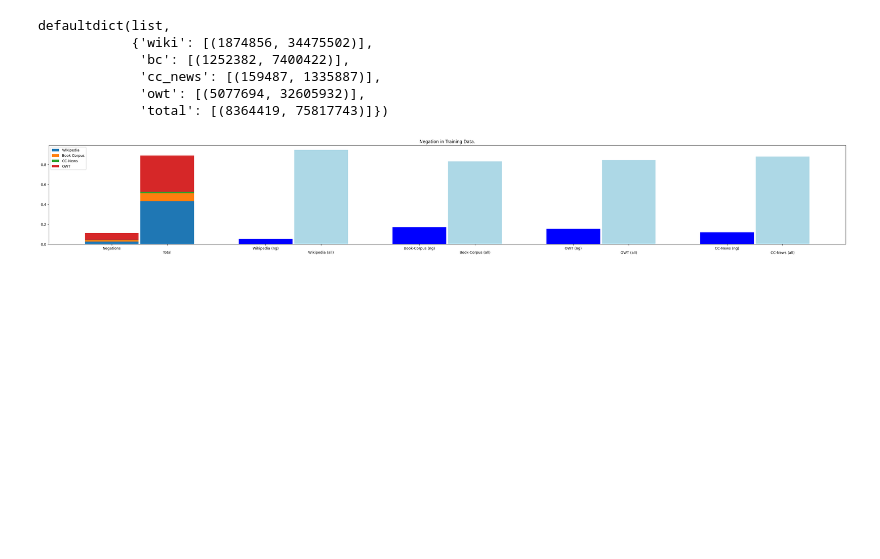
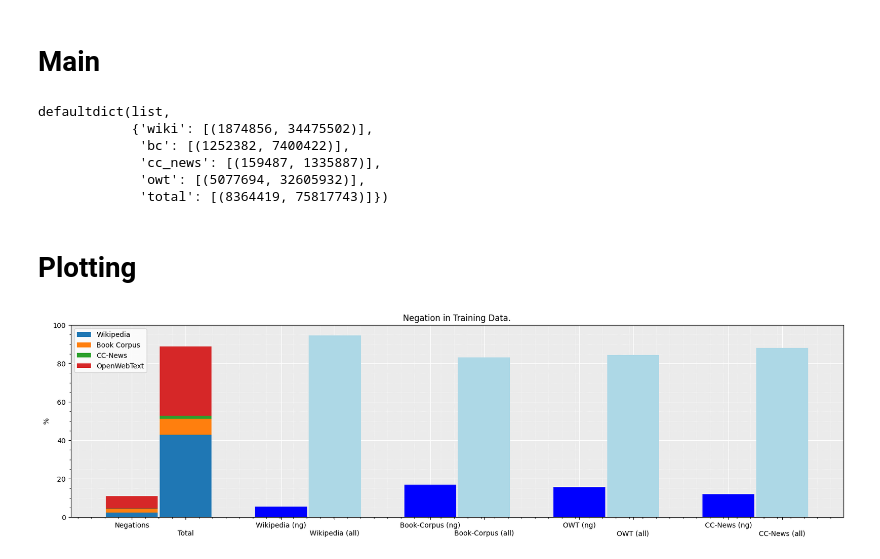
Before and after one commit to LazerLambda/udl-negation, a Jupyter notebook: notebooks/data_plots.ipynb, the cells around one changed output. Drawn from its saved outputs; the diff is of its cells as text; code cells hidden in the pictures; blank space fills up the shorter version.

Commit message:
Add notebooks and figures

```diff
--- a/notebooks/data_plots.ipynb
+++ b/notebooks/data_plots.ipynb
@@ -45,6 +49,8 @@ def get_stats_dict(stats: list) -> dict:
     )
     ret_dict['total'].append(total_tuple)
     return ret_dict
+# %% [markdown]
+# Main
 # %%
 info_dict: dict = get_stats_dict(get_stats_list('../data/interim/csv/'))
 # %%
@@ -56,6 +62,8 @@ defaultdict(list,
              'cc_news': [(159487, 1335887)],
              'owt': [(5077694, 32605932)],
              'total': [(8364419, 75817743)]})
+# %% [markdown]
+# Plotting
 # %%
 import matplotlib.pyplot as plt
 import numpy as np
@@ -89,41 +97,51 @@ assert len(labels) % 2 == 0
 
 width = 6
 fig, ax = plt.subplots()
+ax.set_facecolor('#EBEBEB')
+ax.grid(which='major', color='white', linewidth=0.8)
+ax.grid(which='minor', color='white', linestyle=':', linewidth=0.5)
+ax.minorticks_on()
+ax.set_axisbelow(True)
 bottom = np.zeros(len(labels))
 x: list = get_sequence(width, int(len(labels) / 2), offset_inter=5, offset_intra=0.2)
 
 counts: dict = info_dict.copy()
 n: int = counts['total'][0][1]
 del counts['total']
 
 # Stacked Plot
 label_dict: dict = {
-    'owt' : "OWT",
+    'owt' : "OpenWebText",
     'wiki': "Wikipedia",
     'bc': "Book Corpus",
     'cc_news': "CC-News"
 }
 for boolean, val in counts.items():
     weight_count = val[0]
-    weight_count = tuple([weight_count[0] / n, (weight_count[1] - weight_count[0]) / n] +  [0] * (len(labels) - 2))
+    weight_count = tuple([weight_count[0] / n * 100, (weight_count[1] - weight_count[0]) / n * 100] +  [0] * (len(labels) - 2))
     p = ax.bar(x, weight_count, width, label=label_dict[boolean], bottom=bottom)
     bottom += weight_count
 
-get_ng = lambda key: info_dict[key][0][0] / info_dict[key][0][1]
-get_no_ng = lambda key: (info_dict[key][0][1] - info_dict[key][0][0]) / info_dict[key][0][1]
+get_ng = lambda key: info_dict[key][0][0] / info_dict[key][0][1] * 100
+get_no_ng = lambda key: (info_dict[key][0][1] - info_dict[key][0][0]) / info_dict[key][0][1] * 100
 
 # WARNING: Keep order correctly for indexing
 for key, i in zip(['wiki', 'bc', 'owt', 'cc_news'], range(2, len(labels) + 2, 2)):
     add_plot(x, get_ng(key), i, width, bottom, color="blue")
     add_plot(x, get_no_ng(key), i + 1, width, bottom, color="lightblue")
 
 ax.set_title("Negation in Training Data.")
 ax.legend(loc="upper left")
+ax.set_ylabel("%")
+ax.set_ylim(0, 100)
 
 # Overwrite numbers on x-axis
 my_xticks = ['Negations','All Sentences','Wiki']
 plt.xticks(x, list(labels))
-plt.rcParams["figure.figsize"] = (40,5)
+plt.rcParams["figure.figsize"] = (30,5)
+name_file: str = "DataAnalysis.jpg"
+path_save: str = os.path.join('figures', name_file)
+plt.savefig(path_save)
 plt.show()
 # %% [output]
-[figure, old version]
+[figure, new version]
```
Also changed, not shown: parts of 2 cells of this notebook, 12 other files.
